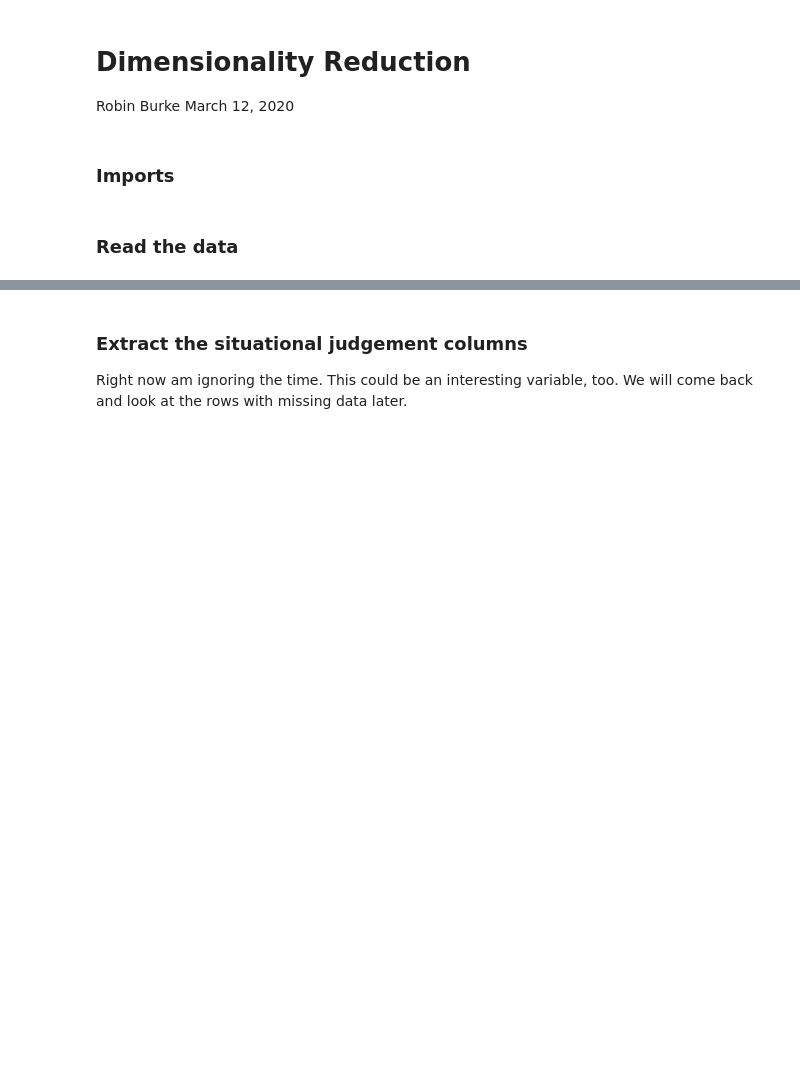
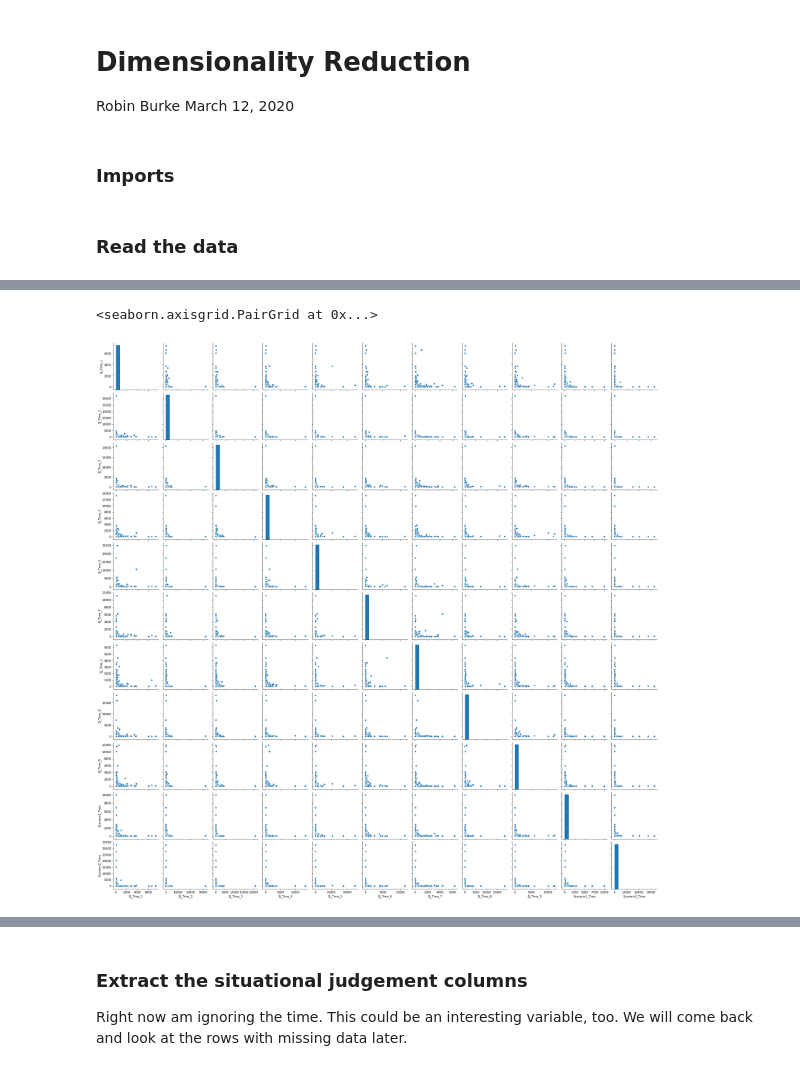
Before and after one commit to ianmburke2233/POIS-0202-Moixa, a Jupyter notebook: dimensionality-reduction.ipynb, the cells around one changed output, grey strips where cells are left out. Saved outputs shown, nothing was run; the diff lists cells and outputs as text; code cells hidden in the pictures; blank space fills up the shorter version.

```diff
--- a/dimensionality-reduction.ipynb
+++ b/dimensionality-reduction.ipynb
@@ -39,0 +114,5 @@ data.head()
+# %%
+sns.pairplot(time_df)
+# %% [output]
+<seaborn.axisgrid.PairGrid at 0x...>
+[figure, added]
```
Also changed, not shown: parts of 23 cells of this notebook, 6 other files.
